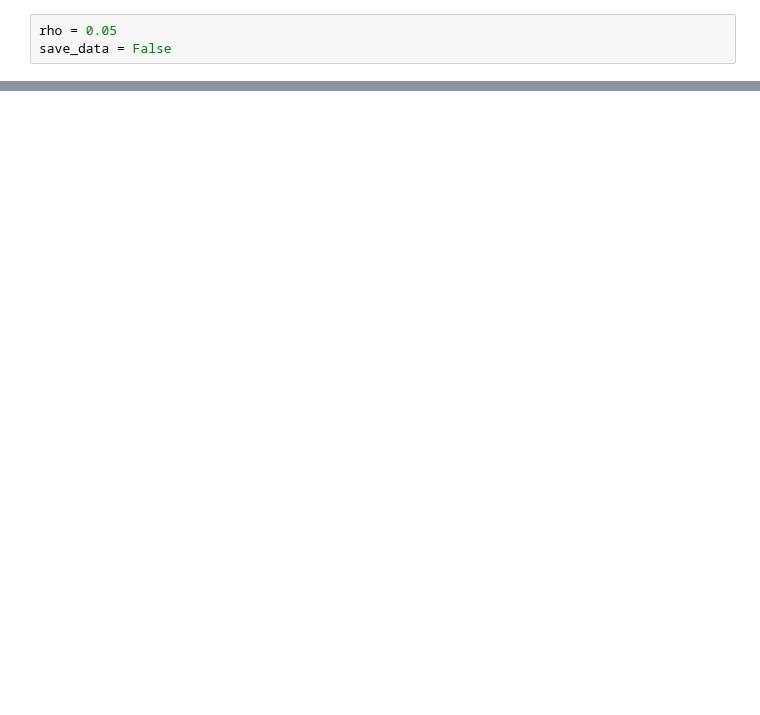
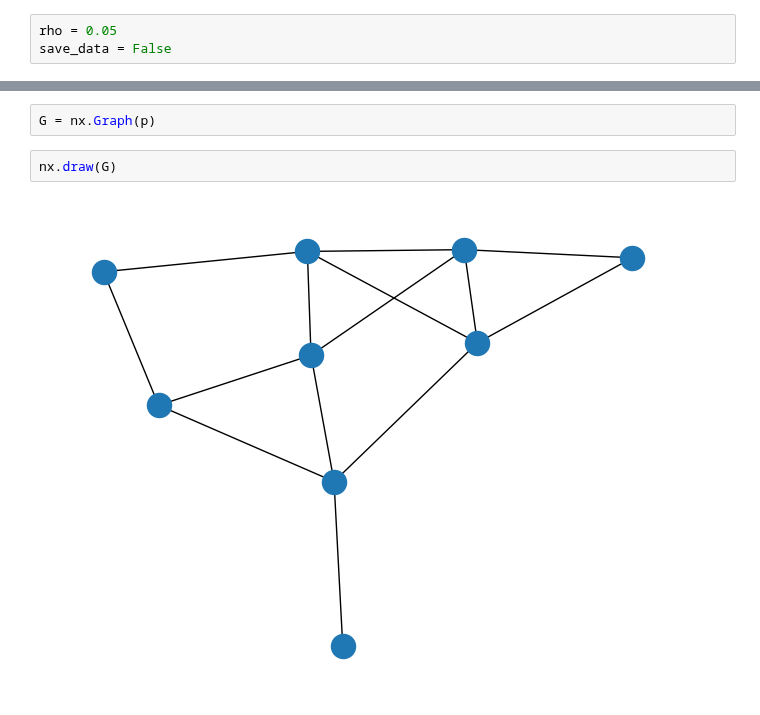
Before and after one commit to nwlandry/complex-network-reconstruction, a Jupyter notebook: run_dynamical_inference.ipynb, the cells around one changed output, grey strips where cells are left out. Drawn from its saved outputs; the diff is of its cells as text; blank space fills up the shorter version.

```diff
--- a/run_dynamical_inference.ipynb
+++ b/run_dynamical_inference.ipynb
@@ -55,0 +75,6 @@ plt.imshow(A.todense())
+# %%
+G = nx.Graph(p)
+# %%
+nx.draw(G)
+# %% [output]
+[figure, added]
```
Also changed, not shown: parts of 14 cells of this notebook, 3 other files.
